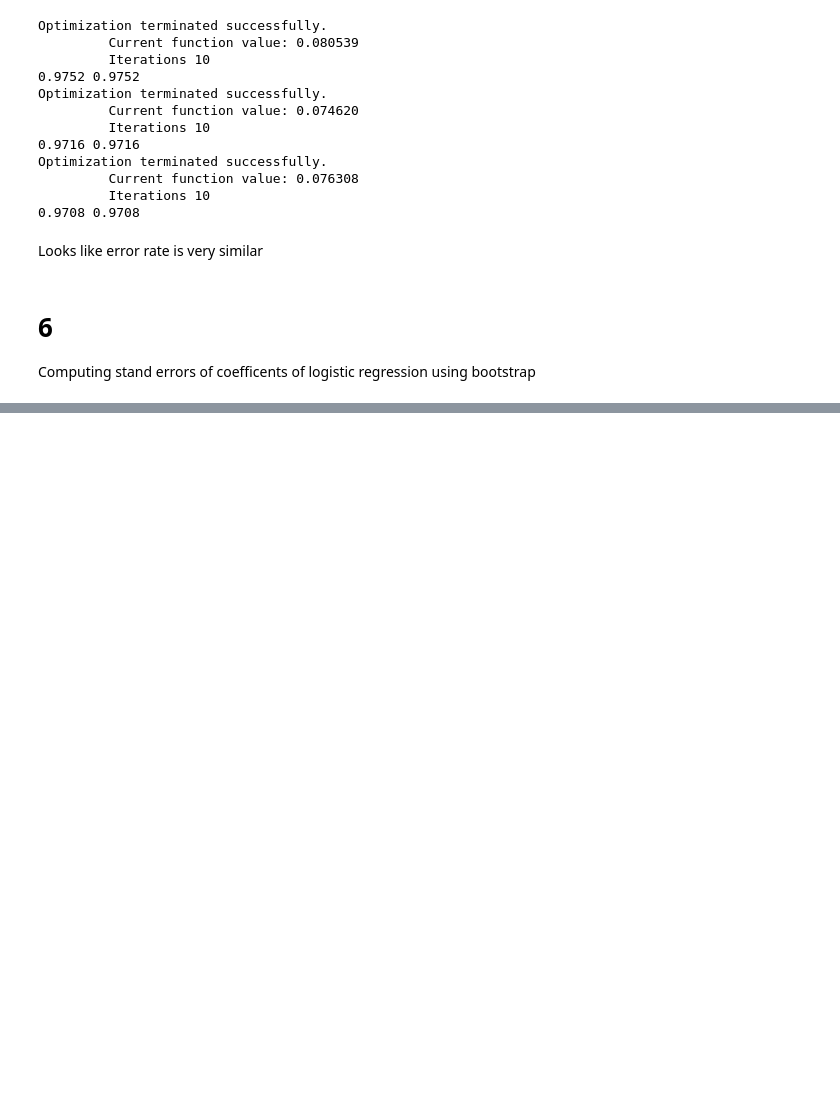
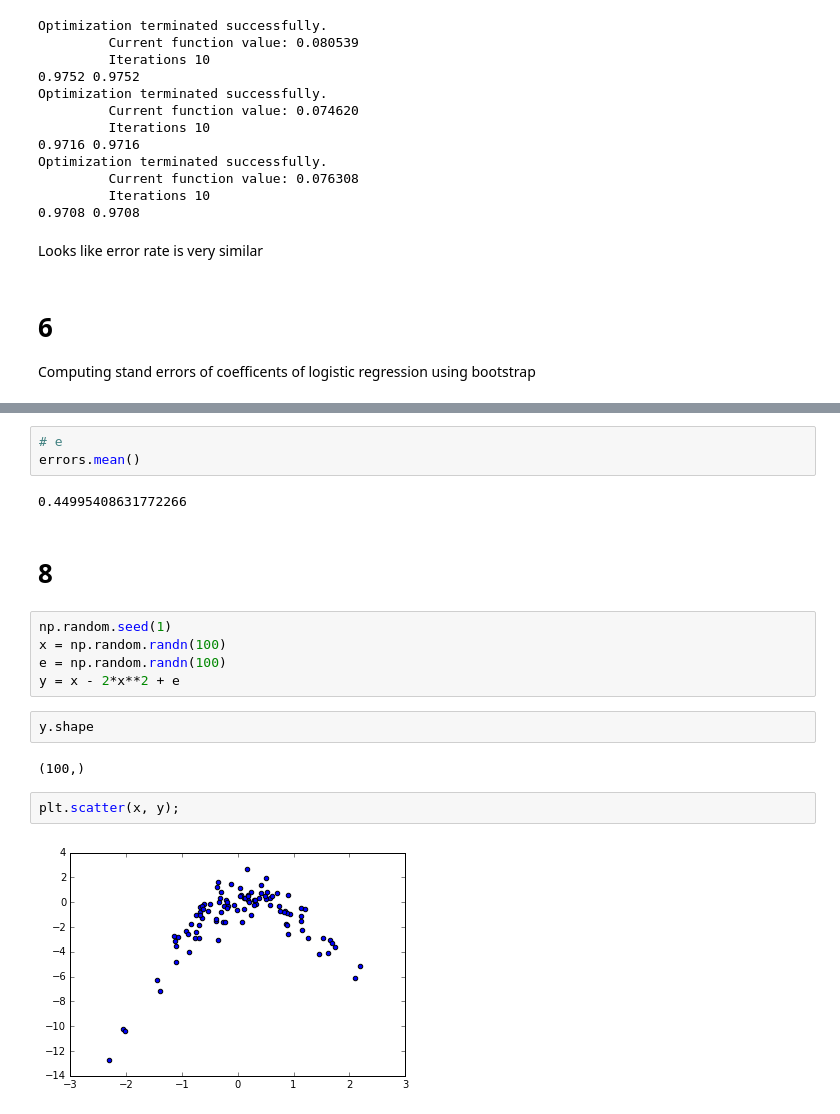
Before and after one commit to tdpetrou/Machine-Learning-Books-With-Python, a Jupyter notebook: Introduction to Statistical Learning/Chapter 5.ipynb, the cells around one changed output, grey strips where cells are left out. Cells and saved outputs as stored; diff of their text form; blank space fills up the shorter version.

```diff
--- a/Introduction to Statistical Learning/Chapter 5.ipynb
+++ b/Introduction to Statistical Learning/Chapter 5.ipynb
@@ -300,0 +383,20 @@ df_params
+# %%
+# e
+errors.mean()
+# %% [output]
+0.44995408631772266
+# %% [markdown]
+# 8
+# %%
+np.random.seed(1)
+x = np.random.randn(100)
+e = np.random.randn(100)
+y = x - 2*x**2 + e
+# %%
+y.shape
+# %% [output]
+(100,)
+# %%
+plt.scatter(x, y);
+# %% [output]
+[figure, added]
```
Also changed, not shown: parts of 39 cells of this notebook.
